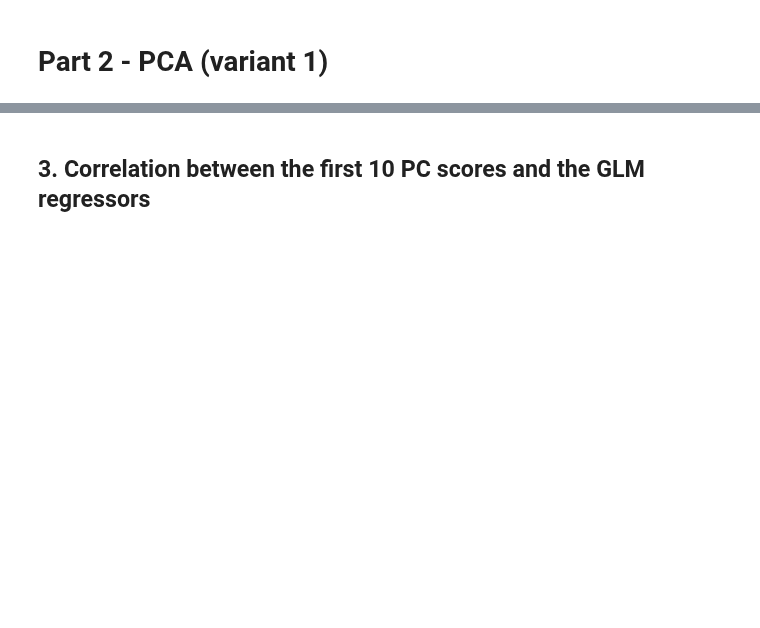
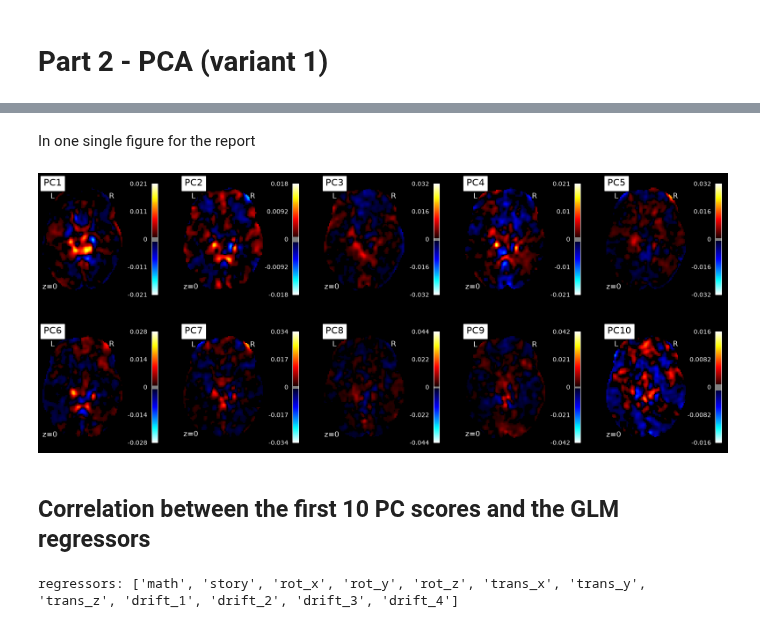
Before and after one commit to celiacst/Project1_NSSP, a Jupyter notebook: 03_pca.ipynb, the cells around one changed output, grey strips where cells are left out. Saved outputs shown, nothing was run; the diff lists cells and outputs as text; code cells hidden in the pictures; blank space fills up the shorter version.

```diff
--- a/03_pca.ipynb
+++ b/03_pca.ipynb
@@ -132,13 +135,27 @@ plt.show()
+# %% [markdown]
+In one single figure for the report
+# %%
+fig, axes = plt.subplots(2, 5, figsize=(20, 8), facecolor="black")
+
+for i, ax in enumerate(axes.ravel()):
+    visual_idx = i
+    plot_stat_map(nib.Nifti1Image(pca_clusters[visual_idx], affine), bg_img=None,
+                  threshold=1e-3,
+                  display_mode="z", cut_coords=[0], black_bg=True, axes=ax,
+                  title=f'PC{visual_idx + 1}')
+
+fig.savefig(op.join(FIG_DIR, "PCA_loadings_overview.png"), dpi=200,
+            bbox_inches="tight", facecolor="black")
+plt.show()
+# %% [output]
+[figure, added]
 # %% [markdown]
-## 3. Correlation between the first 10 PC scores and the GLM regressors
+## Correlation between the first 10 PC scores and the GLM regressors
 # %%
 dm_path = op.join(RESULTS_DIR, "design_matrix.csv")
-assert op.exists(dm_path), "Run 02_glm.ipynb first (it saves the design matrix)"
 design_matrix = pd.read_csv(dm_path, index_col=0)
-print("design matrix read from", dm_path)
 
 reg = design_matrix.drop(columns=["constant"])
-reg["story - math"] = reg["story"] - reg["math"]
-first = ["story", "math", "story - math"]
-reg = reg[first + [c for c in reg.columns if c not in first]]
 print("regressors:", reg.columns.tolist())
+# %% [output]
+regressors: ['math', 'story', 'rot_x', 'rot_y', 'rot_z', 'trans_x', 'trans_y', 'trans_z', 'drift_1', 'drift_2', 'drift_3', 'drift_4']
```
Also changed, not shown: parts of 20 cells of this notebook.
